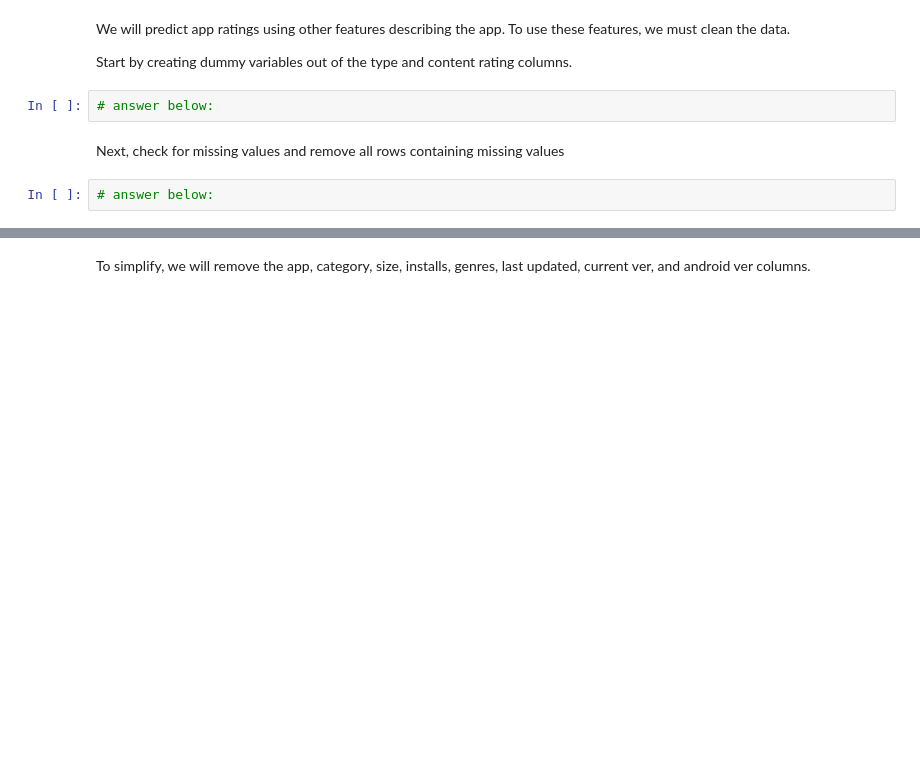
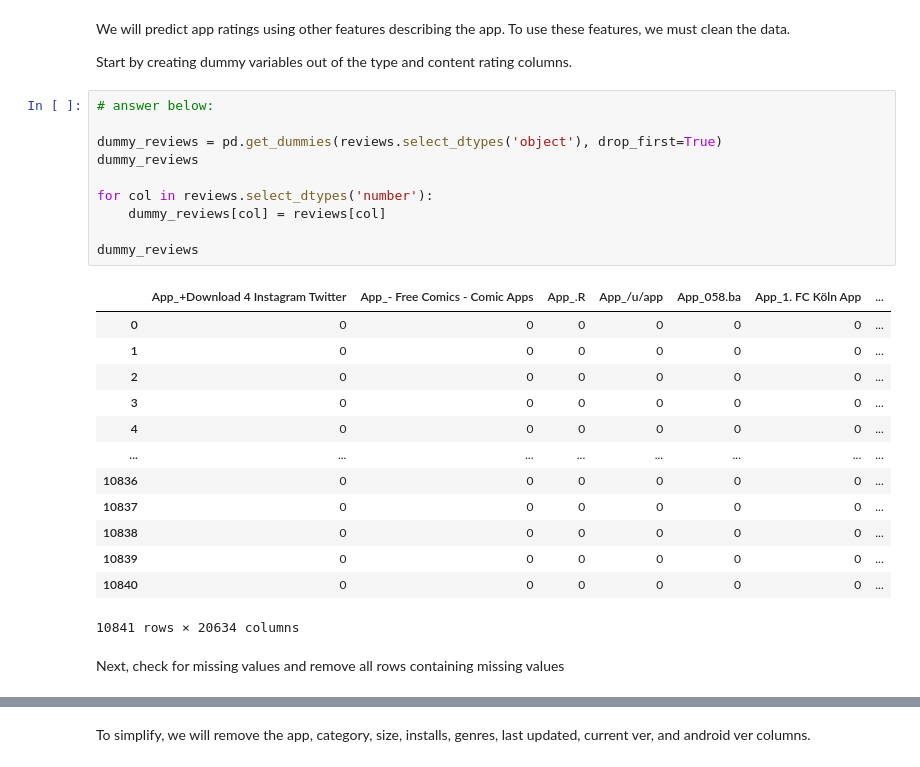
Before and after one commit to thinkful-dsi-cassowary/dsi3_student_pair_work, a Jupyter notebook: Coby/27_01_Day_27_Lecture_1_Assignment.ipynb, the cells around one changed output, grey strips where cells are left out. Saved outputs shown, nothing was run; the diff lists cells and outputs as text; blank space fills up the shorter version.

```diff
--- a/Coby/27_01_Day_27_Lecture_1_Assignment.ipynb
+++ b/Coby/27_01_Day_27_Lecture_1_Assignment.ipynb
@@ -23,9 +26,29 @@ reviews.head()
 We will predict app ratings using other features describing the app. To use these features, we must clean the data.
 
 Start by creating dummy variables out of the type and content rating columns.
-# %%
-# answer below:
+# %%
+# answer below:
+
+dummy_reviews = pd.get_dummies(reviews.select_dtypes('object'), drop_first=True)
+dummy_reviews
+
+for col in reviews.select_dtypes('number'):
+    dummy_reviews[col] = reviews[col]
+
+dummy_reviews
+# %% [output]
+|  | App_+Download 4 Instagram Twitter | App_- Free Comics - Comic Apps | App_.R | App_/u/app | App_058.ba | App_1. FC Köln App | ... |
+| 0 | 0 | 0 | 0 | 0 | 0 | 0 | ... |
+| 1 | 0 | 0 | 0 | 0 | 0 | 0 | ... |
+| 2 | 0 | 0 | 0 | 0 | 0 | 0 | ... |
+| 3 | 0 | 0 | 0 | 0 | 0 | 0 | ... |
+| 4 | 0 | 0 | 0 | 0 | 0 | 0 | ... |
+| ... | ... | ... | ... | ... | ... | ... | ... |
+| 10836 | 0 | 0 | 0 | 0 | 0 | 0 | ... |
+| 10837 | 0 | 0 | 0 | 0 | 0 | 0 | ... |
+| 10838 | 0 | 0 | 0 | 0 | 0 | 0 | ... |
+| 10839 | 0 | 0 | 0 | 0 | 0 | 0 | ... |
+| 10840 | 0 | 0 | 0 | 0 | 0 | 0 | ... |
+10841 rows × 20634 columns
 # %% [markdown]
 Next, check for missing values and remove all rows containing missing values
-# %%
-# answer below:
```
Also changed, not shown: parts of 18 cells of this notebook.
